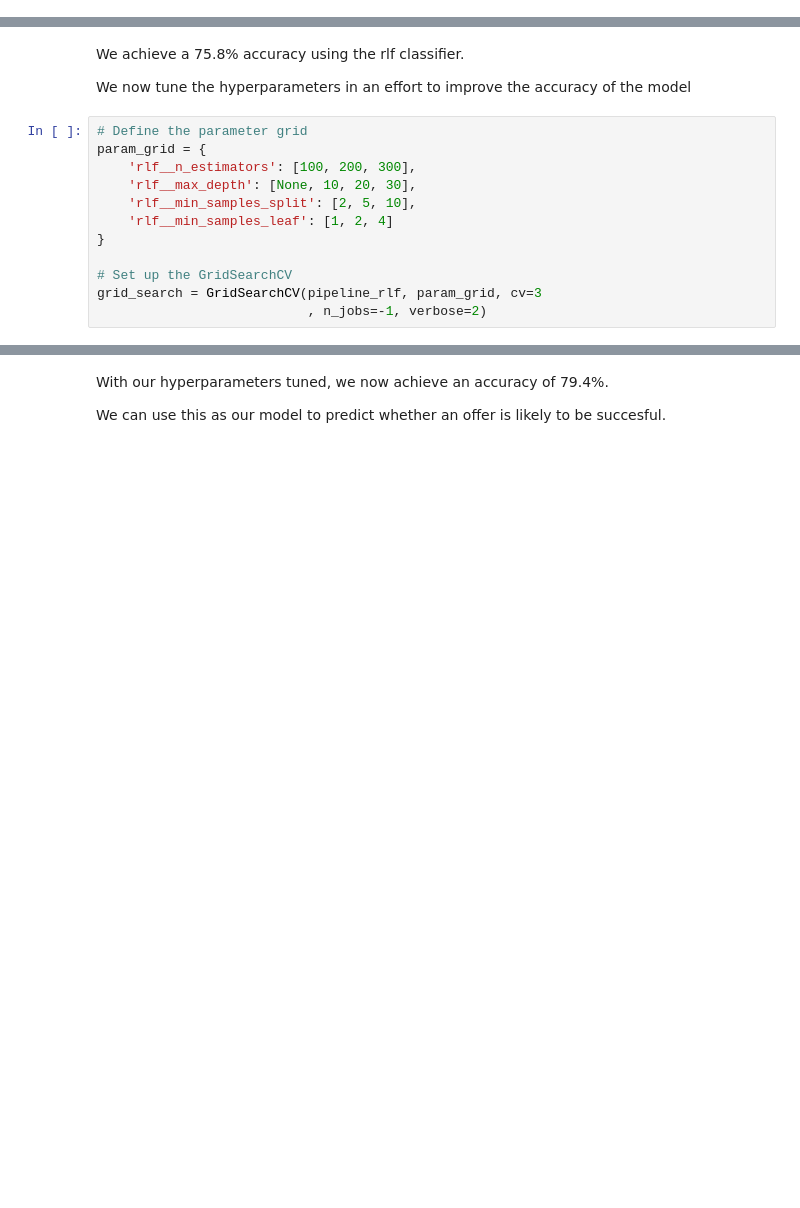
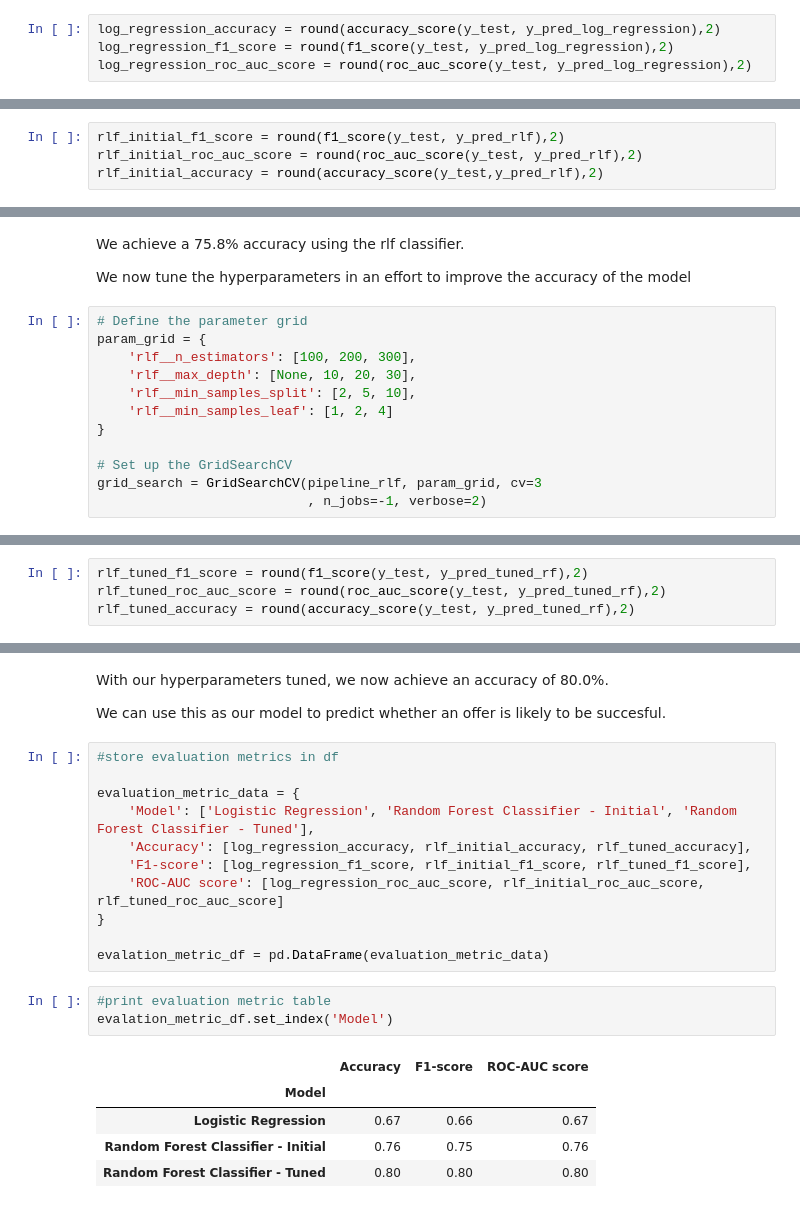
Before and after one commit to samjd341/Starbucks_Customer_Analysis_Capstone, a Jupyter notebook: Starbucks_Capstone_notebook.ipynb, the cells around one changed output, grey strips where cells are left out. Saved outputs shown, nothing was run; the diff lists cells and outputs as text; blank space fills up the shorter version.

```diff
--- a/Starbucks_Capstone_notebook.ipynb
+++ b/Starbucks_Capstone_notebook.ipynb
@@ -1493,6 +1514,10 @@ Pipeline(memory=None,
 # %%
 #predict the y_test values using the log regression pipeline
 y_pred_log_regression = pipeline_logistic_regression.predict(X_test)
+# %%
+log_regression_accuracy = round(accuracy_score(y_test, y_pred_log_regression),2)
+log_regression_f1_score = round(f1_score(y_test, y_pred_log_regression),2)
+log_regression_roc_auc_score = round(roc_auc_score(y_test, y_pred_log_regression),2)
 # %%
 # Evaluate the model
 print(classification_report(y_test, y_pred_log_regression))
@@ -1534,3 +1584,7 @@ y_pred_rlf = pipeline_rlf.predict(X_test)
+# %%
+rlf_initial_f1_score = round(f1_score(y_test, y_pred_rlf),2)
+rlf_initial_roc_auc_score = round(roc_auc_score(y_test, y_pred_rlf),2)
+rlf_initial_accuracy = round(accuracy_score(y_test,y_pred_rlf),2)
 # %%
 # Evaluate the model
 print(classification_report(y_test, y_pred_rlf))
@@ -1654,0 +1717,4 @@ Accuracy: 0.794446393664
+# %%
+rlf_tuned_f1_score = round(f1_score(y_test, y_pred_tuned_rf),2)
+rlf_tuned_roc_auc_score = round(roc_auc_score(y_test, y_pred_tuned_rf),2)
+rlf_tuned_accuracy = round(accuracy_score(y_test, y_pred_tuned_rf),2)
@@ -1655,4 +1741,24 @@ Accuracy: 0.794446393664
 # %% [markdown]
-With our hyperparameters tuned, we now achieve an accuracy of 79.4%.
+With our hyperparameters tuned, we now achieve an accuracy of 80.0%.
 
 We can use this as our model to predict whether an offer is likely to be succesful.
+# %%
+#store evaluation metrics in df
+
+evaluation_metric_data = {
+    'Model': ['Logistic Regression', 'Random Forest Classifier - Initial', 'Random Forest Classifier - Tuned'],
+    'Accuracy': [log_regression_accuracy, rlf_initial_accuracy, rlf_tuned_accuracy],
+    'F1-score': [log_regression_f1_score, rlf_initial_f1_score, rlf_tuned_f1_score],
+    'ROC-AUC score': [log_regression_roc_auc_score, rlf_initial_roc_auc_score, rlf_tuned_roc_auc_score]
+}
+
+evalation_metric_df = pd.DataFrame(evaluation_metric_data)
+# %%
+#print evaluation metric table
+evalation_metric_df.set_index('Model')
+# %% [output]
+|  | Accuracy | F1-score | ROC-AUC score |
+| Model |  |  |  |
+| Logistic Regression | 0.67 | 0.66 | 0.67 |
+| Random Forest Classifier - Initial | 0.76 | 0.75 | 0.76 |
+| Random Forest Classifier - Tuned | 0.80 | 0.80 | 0.80 |
```
Also changed, not shown: parts of 11 cells of this notebook.
